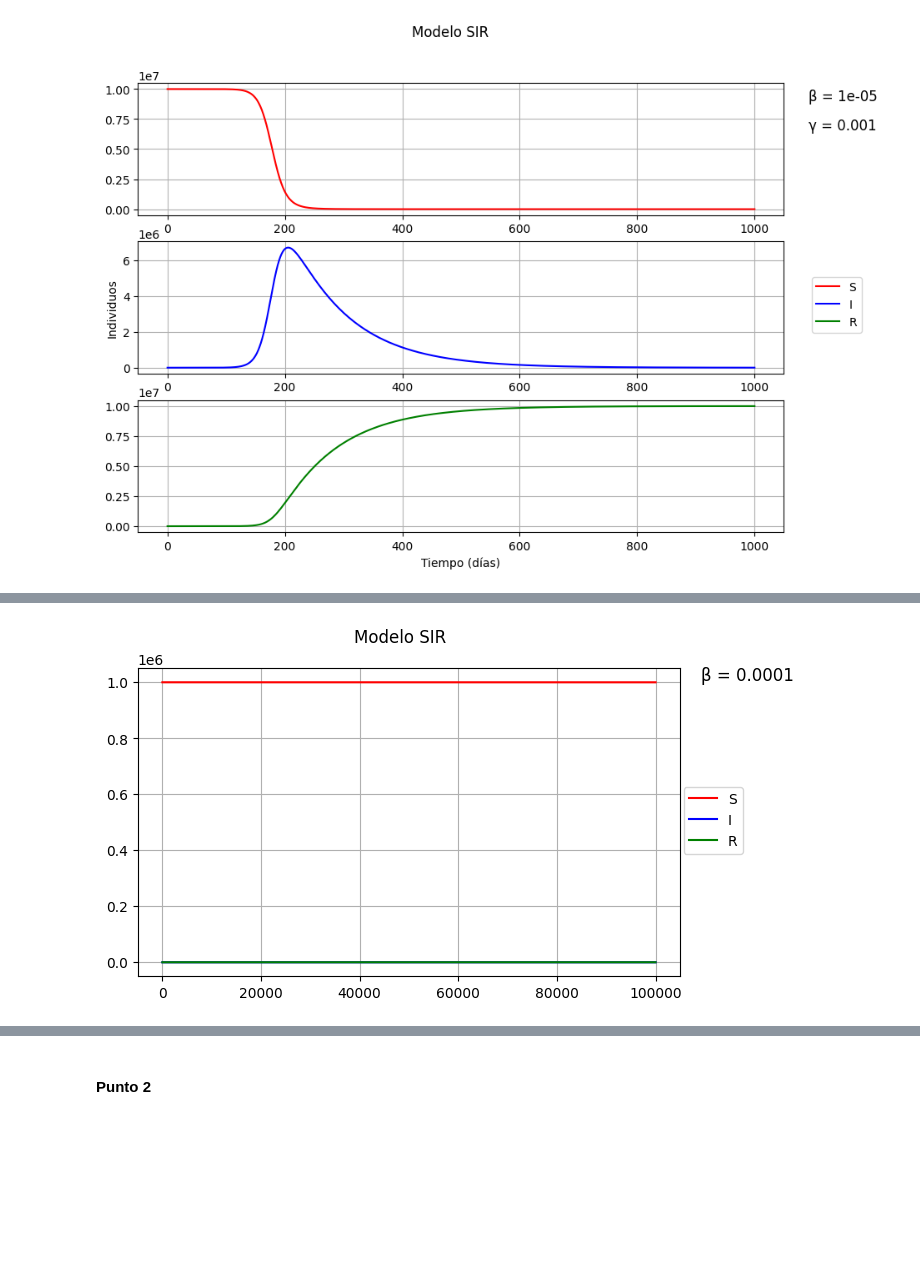
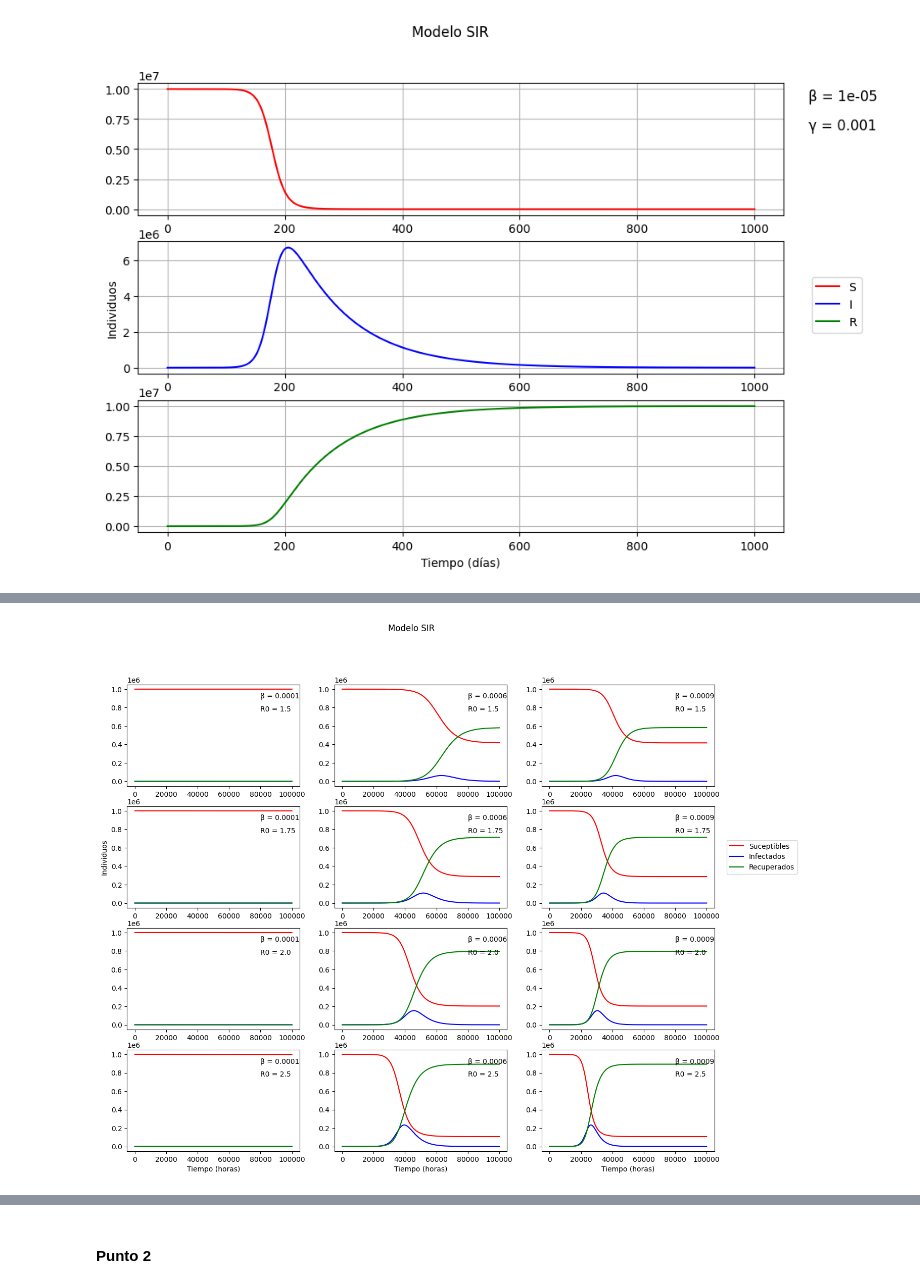
Before and after one commit to SergioPachonDotor/MAIM, a Jupyter notebook: Tarea_5/modelo_SIR.ipynb, the cells around one changed output, grey strips where cells are left out. Saved outputs shown, nothing was run; the diff lists cells and outputs as text; code cells hidden in the pictures; blank space fills up the shorter version.

Commit message:
modelo epidemiologico tarea 5 imagenes

```diff
--- a/Tarea_5/modelo_SIR.ipynb
+++ b/Tarea_5/modelo_SIR.ipynb
@@ -79,53 +79,59 @@ fig.legend(loc='center right', bbox_to_anchor=(1, 0.5))
 <matplotlib.legend.Legend at 0x...>
 [figure]
 # %%
-for idx in [1e-4, 6e-4, 9e-4]:
-    S0 = 1e6   # Sanos iniciales    (individuo/tiempo)
-    I0 = 1      # Infectados iniciales  (individuo/tiempo)
-    R0 = 0      # Recuperados iniciales     (individuo/tiempo)
+fig, ax = plt.subplots(4, 3,figsize=(15, 12))
+r_chimbo_arr = [1.5, 1.75, 2.0, 2.5]
+beta_arr = [1e-4, 6e-4, 9e-4]
 
-    R_0 = 1.5   # NRB -> Una persona infectada cuantas personas me puede infectar
+for f in range(len(r_chimbo_arr)):
+    for c in range(len(beta_arr)):
+        S0 = 1e6   # Sanos iniciales    (individuo/tiempo)
+        I0 = 1      # Infectados iniciales  (individuo/tiempo)
+        R0 = 0      # Recuperados iniciales     (individuo/tiempo)
 
-    β = idx    # Tasa de infección (1/t*individuo) ; contactos por hora
-    N = S0      # Población total; N = S0 = 1e7 (Individuos)
-    γ = (β)/R_0 # Tasa de recuperación (1/tiempo)
-    #
+        R_0 = r_chimbo_arr[f]   # NRB -> Una persona infectada cuantas personas me puede infectar
 
-    def model_SIR(c, t):
-        S, I, R = c
-        dSdt = -β*S*(I/N)
-        dIdt = β*S*(I/N) - γ*I
-        dRdt = γ*I
-        return np.array([dSdt, dIdt, dRdt])
+        β = beta_arr[c]     # Tasa de infección (1/t*individuo) ; contactos por hora
+        N = S0              # Población total; N = S0 = 1e7 (Individuos)
+        γ = (β)/R_0         # Tasa de recuperación (1/tiempo)
+        #
 
-    dt = 0.1
-    tmax = 100000
-    steps = int(tmax/dt)
+        def model_SIR(c, t):
+            S, I, R = c
+            dSdt = -β*S*(I/N)
+            dIdt = β*S*(I/N) - γ*I
+            dRdt = γ*I
+            return np.array([dSdt, dIdt, dRdt])
 
-    t = np.linspace(0,tmax, steps)
-    C0 = np.array([S0, I0, R0])
+        dt = 0.1
+        tmax = 100000
+        steps = int(tmax/dt)
 
-    sol = odeint(model_SIR,C0,t)
+        t = np.linspace(0,tmax, steps)
+        C0 = np.array([S0, I0, R0])
 
-    sol_S = sol[:,0]
-    sol_I = sol[:,1]
-    sol_R = sol[:,2]
+        sol = odeint(model_SIR,C0,t)
 
-    fig, ax = plt.subplots(figsize=(7, 4))
-    colors = ['red', 'blue', 'green']
-    labels = ['S', 'I' ,'R']
+        sol_S = sol[:,0]
+        sol_I = sol[:,1]
+        sol_R = sol[:,2]
 
-    for i in range(0, 3):
-        plt.plot(t, sol[:,i], color=colors[i], label=labels[i])
-        plt.grid(True)
-        # ax[i].set_xscale('log')
-    # fig
-    # ax[1].set_ylabel('Individuos')
-    # ax[2].set_xlabel('Tiempo (horas)')
+
+        # [[f, c] for f in range(4) for c in range(3)]
+
+        ax[f, c].plot(t, sol[:,0], color='red', label='Suceptibles')
+        ax[f, c].plot(t, sol[:,1], color='blue', label='Infectados')
+        ax[f, c].plot(t, sol[:,2], color='green', label='Recuperados')
+        ax[f, c].text(8e4, 9e5, f'β = {β}', fontsize=10)
+        ax[f, c].text(8e4, 7.6e5, fr'R0 = {R_0}', fontsize=10)
+
+    ax[1, 0].set_ylabel('Individuos')
+    ax[3, 0].set_xlabel('Tiempo (horas)')
+    ax[3, 1].set_xlabel('Tiempo (horas)')
+    ax[3, 2].set_xlabel('Tiempo (horas)')
 
     fig.suptitle('Modelo SIR')
-    fig.text(0.93, 0.85, f'β = {β}', fontsize=12)
-    # fig.text(0.93, 0.8, f'γ = {γ}', fontsize=12)
+    ax[1, 2].legend(loc='center right', bbox_to_anchor=(1.5, 0.5))
 
-    fig.legend(loc='center right', bbox_to_anchor=(1, 0.5))
+fig.savefig('modelo_SIR.eps', dpi=1400)
 # %% [output]
@@ -132 +140 @@ for idx in [1e-4, 6e-4, 9e-4]:
-[figure, old version]
+[figure, new version]
```
Also changed, not shown: parts of 2 cells of this notebook.
